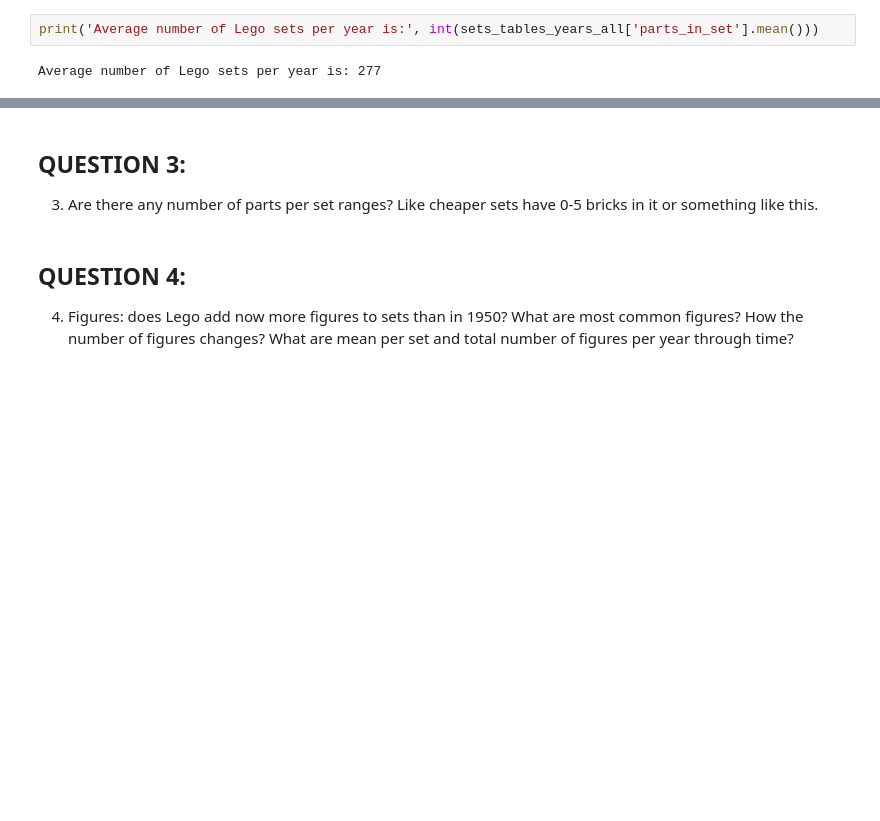
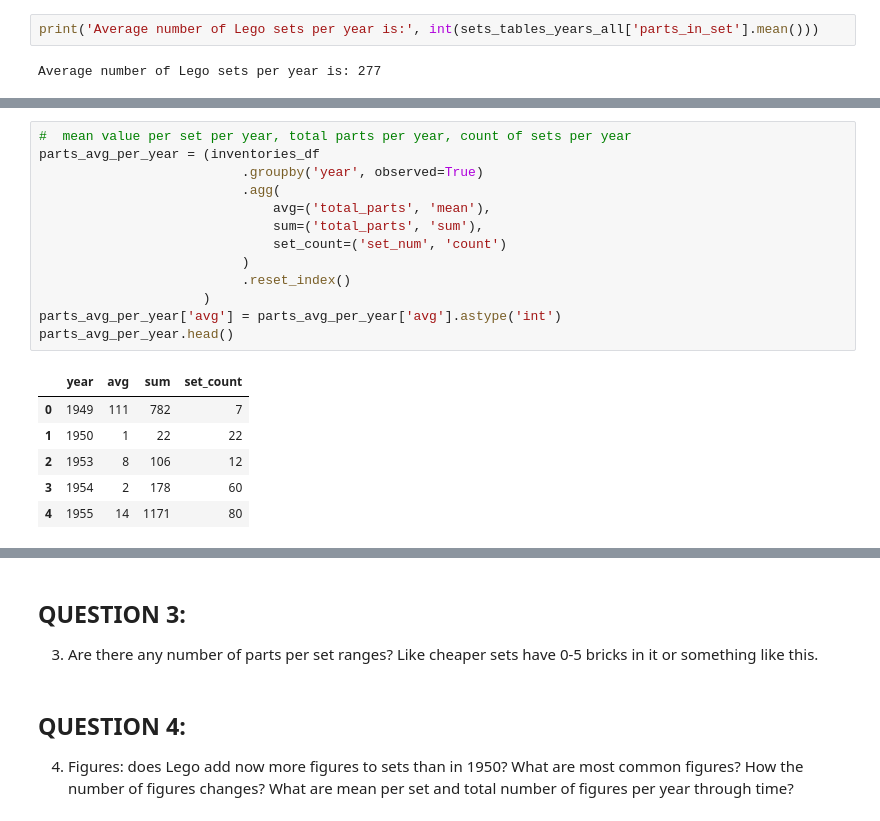
Before and after one commit to katarzynaadamczyk/data_analysis, a Jupyter notebook: lego_bricks/lego_analysis_prepare_dataframes.ipynb, the cells around one changed output, grey strips where cells are left out. Cells and saved outputs as stored; diff of their text form; blank space fills up the shorter version.

```diff
--- a/lego_bricks/lego_analysis_prepare_dataframes.ipynb
+++ b/lego_bricks/lego_analysis_prepare_dataframes.ipynb
@@ -1357,0 +841,20 @@ parts_per_set_year_df.head()
+# %%
+#  mean value per set per year, total parts per year, count of sets per year
+parts_avg_per_year = (inventories_df
+                          .groupby('year', observed=True)
+                          .agg(
+                              avg=('total_parts', 'mean'),
+                              sum=('total_parts', 'sum'),
+                              set_count=('set_num', 'count')
+                          )
+                          .reset_index()
+                     )
+parts_avg_per_year['avg'] = parts_avg_per_year['avg'].astype('int')
+parts_avg_per_year.head()
+# %% [output]
+|  | year | avg | sum | set_count |
+| 0 | 1949 | 111 | 782 | 7 |
+| 1 | 1950 | 1 | 22 | 22 |
+| 2 | 1953 | 8 | 106 | 12 |
+| 3 | 1954 | 2 | 178 | 60 |
+| 4 | 1955 | 14 | 1171 | 80 |
```
Also changed, not shown: parts of 88 cells of this notebook.
